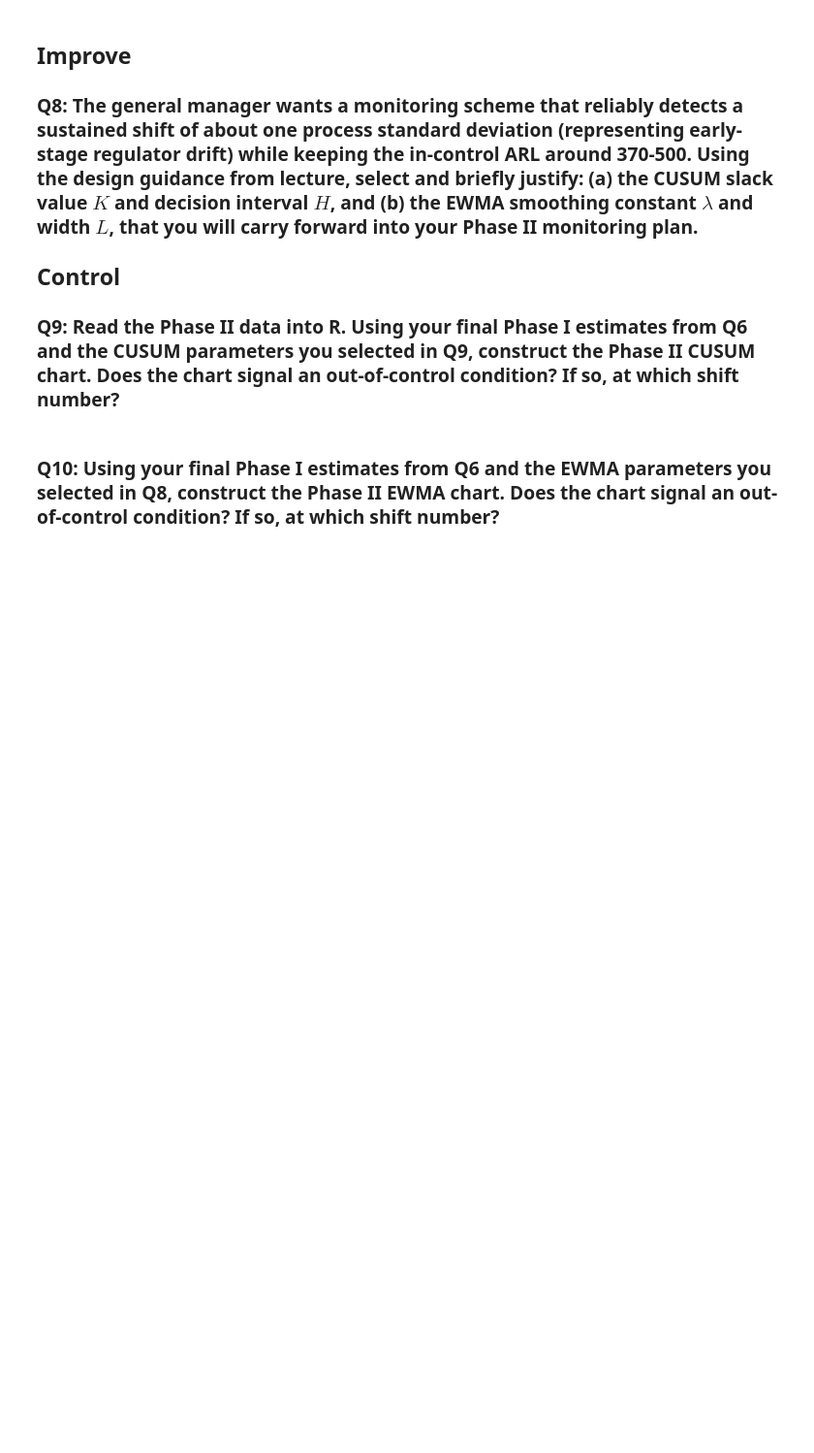
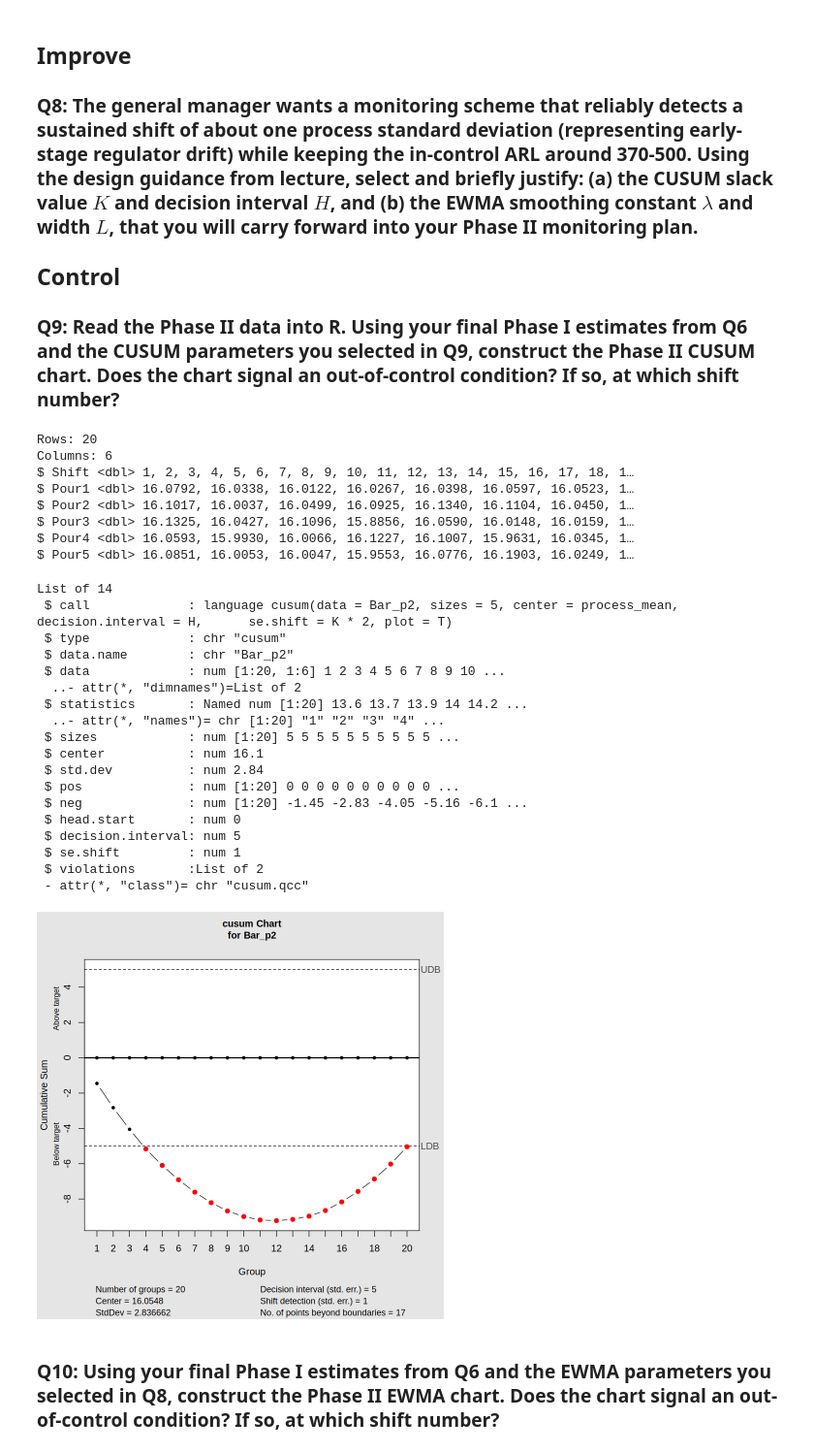
Before and after one commit to tchoud227/STAT-7110-Quality-Control, a Jupyter notebook: Assignments/HW2/STAT-7110-HW2.ipynb, the cells around one changed output. Shown at 97% size. Saved outputs shown, nothing was run; the diff lists cells and outputs as text; code cells hidden in the pictures; blank space fills up the shorter version.

Commit message:
phase2 code

```diff
--- a/Assignments/HW2/STAT-7110-HW2.ipynb
+++ b/Assignments/HW2/STAT-7110-HW2.ipynb
@@ -225,6 +225,41 @@ Cpm: 0.7696239
 ### Q9: Read the Phase II data into R. Using your final Phase I estimates from Q6 and the CUSUM parameters you selected in Q9, construct the Phase II CUSUM chart. Does the chart signal an out-of-control condition? If so, at which shift number?
 # %%
 ## Q9 Code ##
+K <- 0.5
+H <- 5
+
+Bar_p2 <- read_excel("BustersSportsBar_PhaseII.xlsx")
+Bar_p2 |> glimpse()
+
+cusum(Bar_p2, sizes = 5, center = process_mean, se.shift = K *2, decision.interval = H, plot = T)
+# %% [output]
+Rows: 20
+Columns: 6
+$ Shift <dbl> 1, 2, 3, 4, 5, 6, 7, 8, 9, 10, 11, 12, 13, 14, 15, 16, 17, 18, 1…
+$ Pour1 <dbl> 16.0792, 16.0338, 16.0122, 16.0267, 16.0398, 16.0597, 16.0523, 1…
+$ Pour2 <dbl> 16.1017, 16.0037, 16.0499, 16.0925, 16.1340, 16.1104, 16.0450, 1…
+$ Pour3 <dbl> 16.1325, 16.0427, 16.1096, 15.8856, 16.0590, 16.0148, 16.0159, 1…
+$ Pour4 <dbl> 16.0593, 15.9930, 16.0066, 16.1227, 16.1007, 15.9631, 16.0345, 1…
+$ Pour5 <dbl> 16.0851, 16.0053, 16.0047, 15.9553, 16.0776, 16.1903, 16.0249, 1…
+List of 14
+ $ call             : language cusum(data = Bar_p2, sizes = 5, center = process_mean, decision.interval = H,      se.shift = K * 2, plot = T)
+ $ type             : chr "cusum"
+ $ data.name        : chr "Bar_p2"
+ $ data             : num [1:20, 1:6] 1 2 3 4 5 6 7 8 9 10 ...
+  ..- attr(*, "dimnames")=List of 2
+ $ statistics       : Named num [1:20] 13.6 13.7 13.9 14 14.2 ...
+  ..- attr(*, "names")= chr [1:20] "1" "2" "3" "4" ...
+ $ sizes            : num [1:20] 5 5 5 5 5 5 5 5 5 5 ...
+ $ center           : num 16.1
+ $ std.dev          : num 2.84
+ $ pos              : num [1:20] 0 0 0 0 0 0 0 0 0 0 ...
+ $ neg              : num [1:20] -1.45 -2.83 -4.05 -5.16 -6.1 ...
+ $ head.start       : num 0
+ $ decision.interval: num 5
+ $ se.shift         : num 1
+ $ violations       :List of 2
+ - attr(*, "class")= chr "cusum.qcc"
+[figure, added]
 # %% [markdown]
 ### Q10: Using your final Phase I estimates from Q6 and the EWMA parameters you selected in Q8, construct the Phase II EWMA chart. Does the chart signal an out-of-control condition? If so, at which shift number?
 # %%
```
Also changed, not shown: parts of 2 cells of this notebook.
